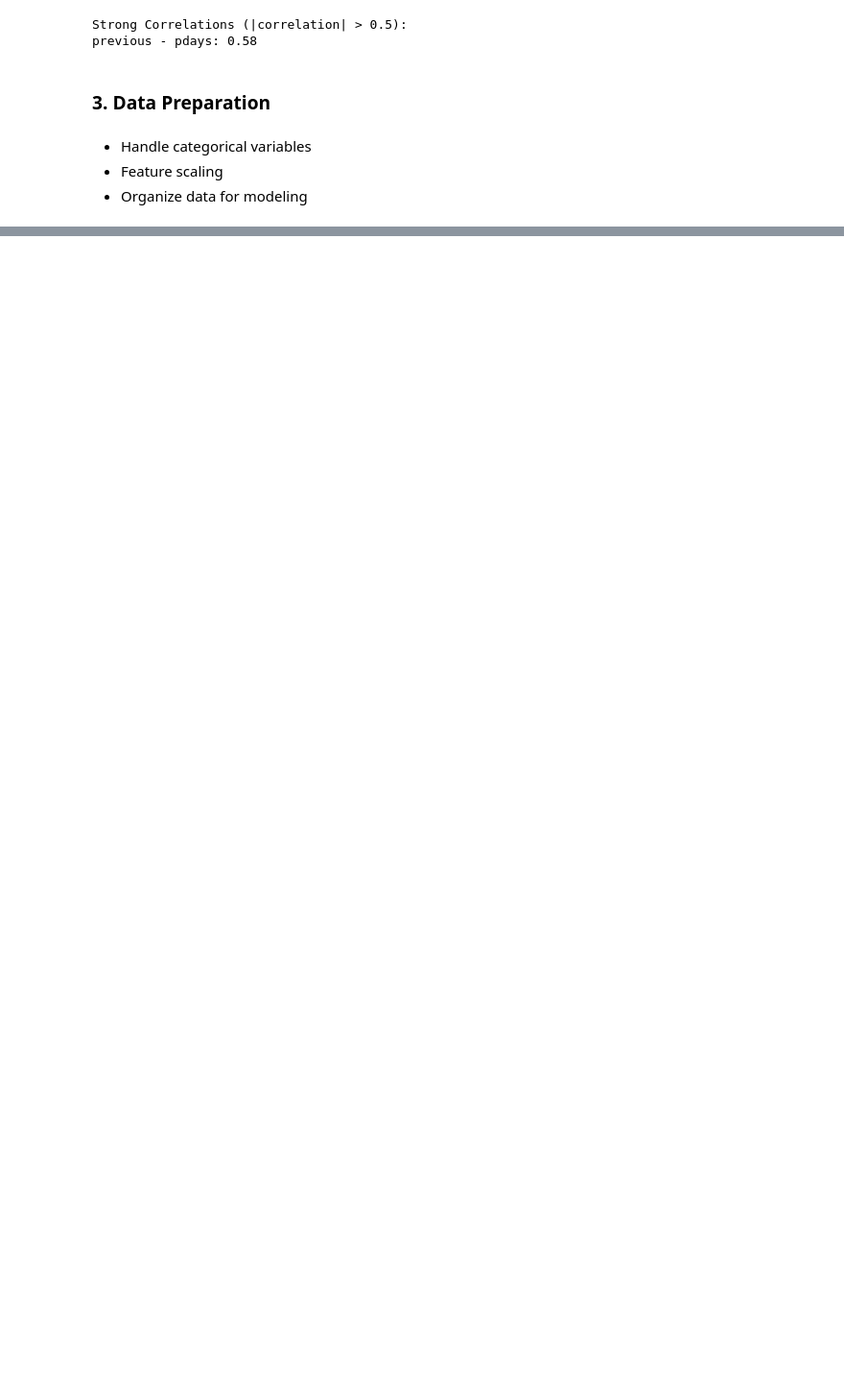
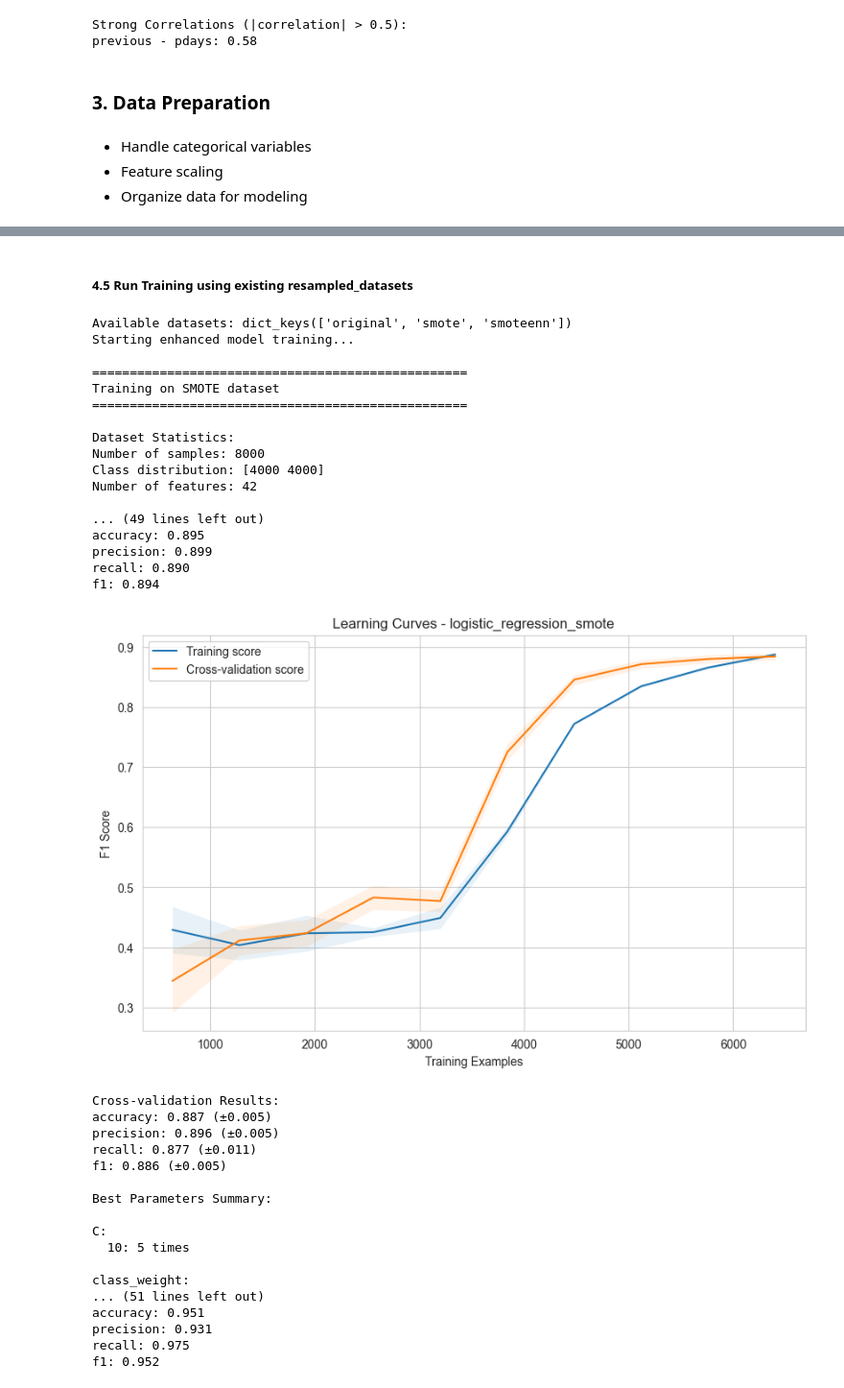
Before and after one commit to Geovannyy/Geovannyy-ML-DM-with-Python-and-Azure-ML-Studio, a Jupyter notebook: notebooks/Task_1_Classification.ipynb, the cells around one changed output, grey strips where cells are left out. Shown at 96% size. Drawn from its saved outputs; the diff is of its cells as text; code cells hidden in the pictures; blank space fills up the shorter version.

```diff
--- a/notebooks/Task_1_Classification.ipynb
+++ b/notebooks/Task_1_Classification.ipynb
@@ -974,16 +532,0 @@ f1: 0.922 (±0.007)
-# %%
-# 4.7.6 Evaluate Random Forest with SMOTEENN
-print("Evaluating Random Forest with SMOTEENN...")
-rf_smoteenn_results = nested_cv_evaluation(
-    X_smoteenn_np,
-    y_smoteenn_np,
-    models['random_forest'],
-    model_parameters['random_forest'],
-    outer_cv,
-    inner_cv,
-    scoring
-)
-
-print("\nResults:")
-for metric, values in rf_smoteenn_results.items():
-    print(f"{metric}: {values['mean']:.3f} (±{values['std']:.3f})")
@@ -1273,0 +872,14 @@ plot_confusion_matrices(fitted_models)
+# %%
+def create_cv_splits(n_splits: int = 5) -> Tuple[StratifiedKFold, StratifiedKFold]:
+    """
+    Create nested cross-validation splits for model evaluation.
+    Outer CV: For model assessment
+    Inner CV: For hyperparameter tuning
+    """
+    outer_cv = StratifiedKFold(n_splits=n_splits, shuffle=True, random_state=26)
+    inner_cv = StratifiedKFold(n_splits=n_splits, shuffle=True, random_state=26)
+
+    return outer_cv, inner_cv
+
+# Create CV splits
+outer_cv, inner_cv = create_cv_splits()
@@ -1273,0 +1067,2 @@ plot_confusion_matrices(fitted_models)
+# %% [markdown]
+##### 4.5 Run Training using existing resampled_datasets
@@ -1273,0 +1164,48 @@ plot_confusion_matrices(fitted_models)
+# %%
+print("Available datasets:", resampled_datasets.keys())
+
+# Execute training with enhanced monitoring
+print("Starting enhanced model training...")
+training_results = execute_training(
+    resampled_datasets={
+        'smote': resampled_datasets['smote'],
+        'smoteenn': resampled_datasets['smoteenn']
+    },
+    model_configs=model_configs
+)
+# %% [output]
+Available datasets: dict_keys(['original', 'smote', 'smoteenn'])
+Starting enhanced model training...
+
+==================================================
+Training on SMOTE dataset
+==================================================
+
+Dataset Statistics:
+Number of samples: 8000
+Class distribution: [4000 4000]
+Number of features: 42
+
+... (49 lines left out)
+accuracy: 0.895
+precision: 0.899
+recall: 0.890
+f1: 0.894
+[figure, added]
+Cross-validation Results:
+accuracy: 0.887 (±0.005)
+precision: 0.896 (±0.005)
+recall: 0.877 (±0.011)
+f1: 0.886 (±0.005)
+
+Best Parameters Summary:
+
+C:
+  10: 5 times
+
+class_weight:
+... (51 lines left out)
+accuracy: 0.951
+precision: 0.931
+recall: 0.975
+f1: 0.952
```
Also changed, not shown: parts of 79 cells of this notebook, 35 other files.
